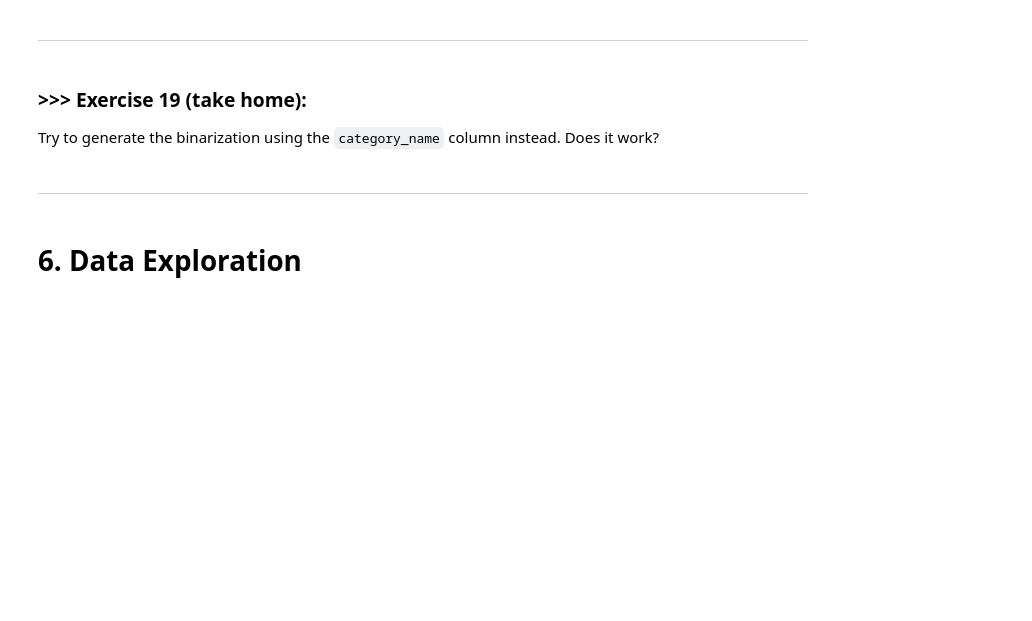
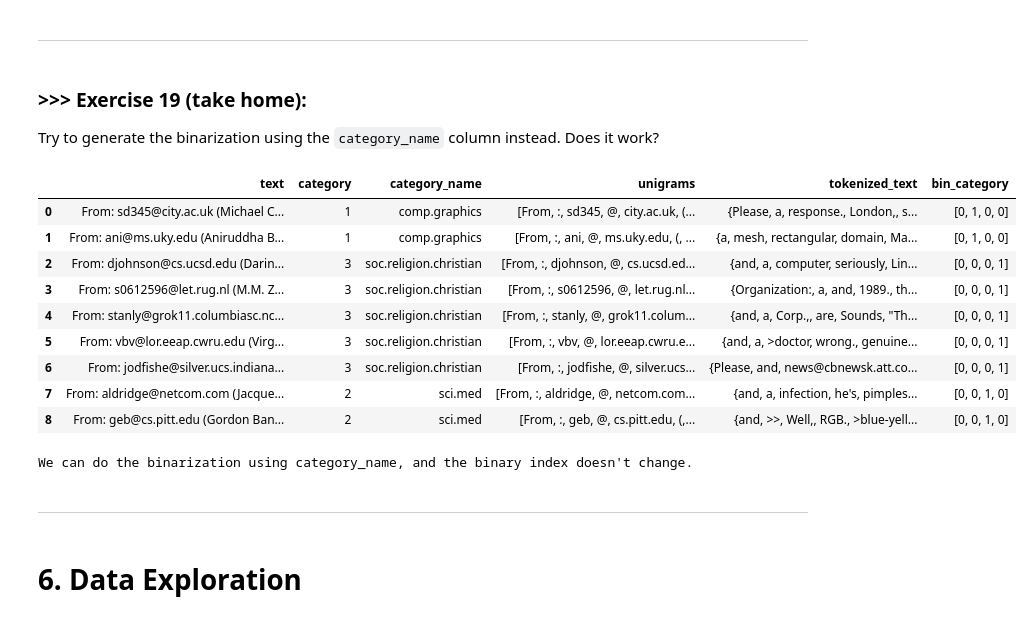
Before and after one commit to hhhwei23/DM2024-Lab1-Master, a Jupyter notebook: DM2024-Lab1-Master.ipynb, the cells around one changed output. Cells and saved outputs as stored; diff of their text form; code cells hidden in the pictures; blank space fills up the shorter version.

```diff
--- a/DM2024-Lab1-Master.ipynb
+++ b/DM2024-Lab1-Master.ipynb
@@ -2219,3 +2276,27 @@ Try to generate the binarization using the `category_name` column instead. Does
+# %%
+# Answer here
+from sklearn import preprocessing, metrics, decomposition, pipeline, dummy
+mlb2 = preprocessing.LabelBinarizer()
+mlb2.fit(X.category_name)
+X['bin_category'] = mlb2.transform(X['category_name']).tolist()
+# %%
+X[0:9]
+# %% [output]
+|  | text | category | category_name | unigrams | tokenized_text | bin_category |
+| 0 | From: sd345@city.ac.uk (Michael C... | 1 | comp.graphics | [From, :, sd345, @, city.ac.uk, (... | {Please, a, response., London,, s... | [0, 1, 0, 0] |
+| 1 | From: ani@ms.uky.edu (Aniruddha B... | 1 | comp.graphics | [From, :, ani, @, ms.uky.edu, (, ... | {a, mesh, rectangular, domain, Ma... | [0, 1, 0, 0] |
+| 2 | From: djohnson@cs.ucsd.edu (Darin... | 3 | soc.religion.christian | [From, :, djohnson, @, cs.ucsd.ed... | {and, a, computer, seriously, Lin... | [0, 0, 0, 1] |
+| 3 | From: s0612596@let.rug.nl (M.M. Z... | 3 | soc.religion.christian | [From, :, s0612596, @, let.rug.nl... | {Organization:, a, and, 1989., th... | [0, 0, 0, 1] |
+| 4 | From: stanly@grok11.columbiasc.nc... | 3 | soc.religion.christian | [From, :, stanly, @, grok11.colum... | {and, a, Corp.,, are, Sounds, "Th... | [0, 0, 0, 1] |
+| 5 | From: vbv@lor.eeap.cwru.edu (Virg... | 3 | soc.religion.christian | [From, :, vbv, @, lor.eeap.cwru.e... | {and, a, >doctor, wrong., genuine... | [0, 0, 0, 1] |
+| 6 | From: jodfishe@silver.ucs.indiana... | 3 | soc.religion.christian | [From, :, jodfishe, @, silver.ucs... | {Please, and, news@cbnewsk.att.co... | [0, 0, 0, 1] |
+| 7 | From: aldridge@netcom.com (Jacque... | 2 | sci.med | [From, :, aldridge, @, netcom.com... | {and, a, infection, he's, pimples... | [0, 0, 1, 0] |
+| 8 | From: geb@cs.pitt.edu (Gordon Ban... | 2 | sci.med | [From, :, geb, @, cs.pitt.edu, (,... | {and, >>, Well,, RGB., >blue-yell... | [0, 0, 1, 0] |
+# %%
+# comment
+print("We can do the binarization using category_name, and the binary index doesn't change.")
+# %% [output]
+We can do the binarization using category_name, and the binary index doesn't change.
 # %% [markdown]
 ---
 # %% [markdown]
```
Also changed, not shown: parts of 21 cells of this notebook, 3 other files.
